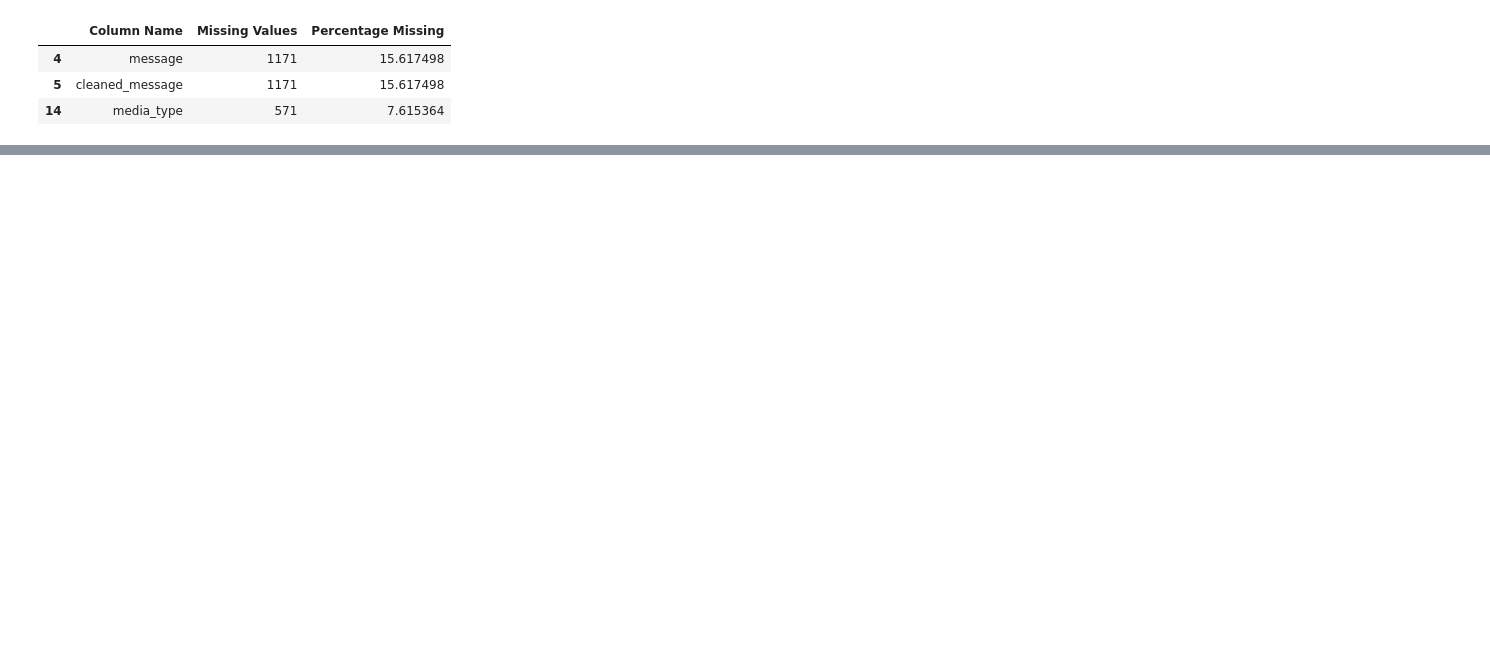
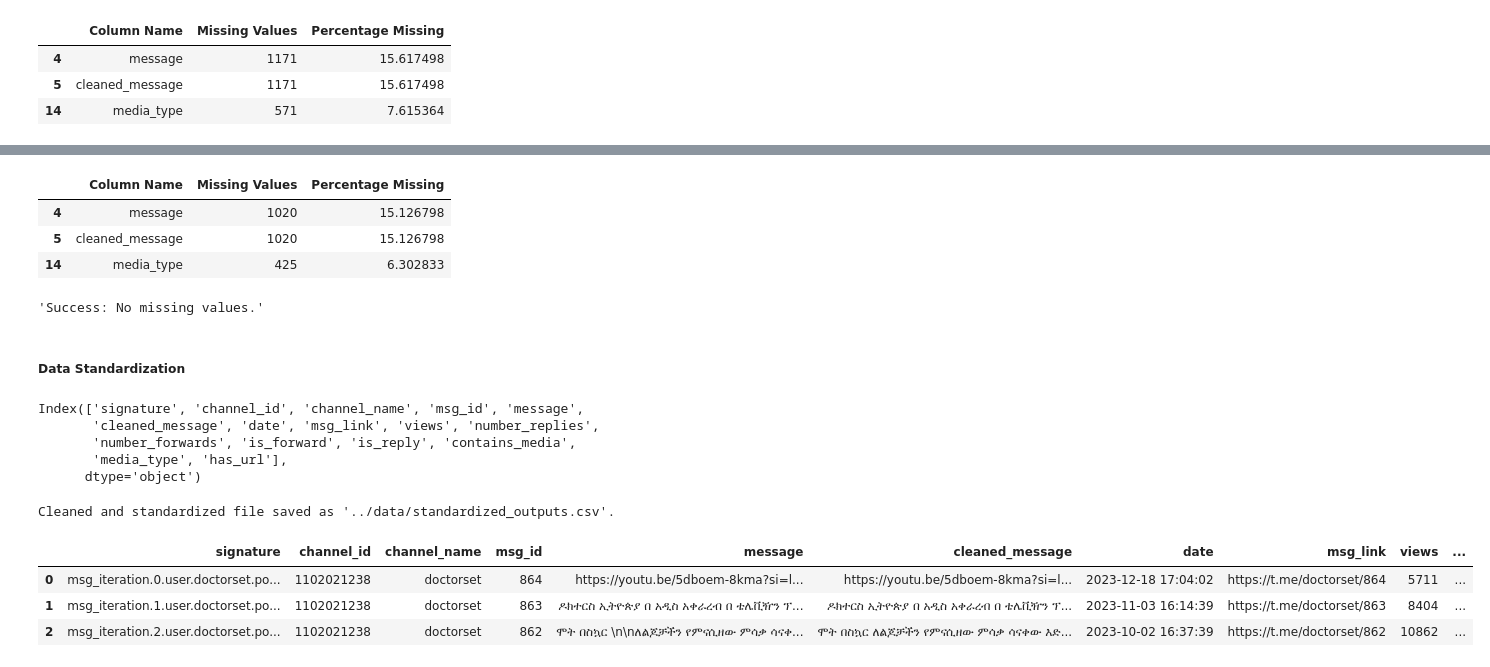
Before and after one commit to abrahamshimelis/Kara-Solutions, a Jupyter notebook: notebooks/data_cleaning.ipynb, the cells around one changed output, grey strips where cells are left out. Cells and saved outputs as stored; diff of their text form; code cells hidden in the pictures; blank space fills up the shorter version.

```diff
--- a/notebooks/data_cleaning.ipynb
+++ b/notebooks/data_cleaning.ipynb
@@ -89,0 +171,7 @@ check_missing_data(df_cleaned)
+# %%
+check_missing_data(df_cleaned)
+# %% [output]
+|  | Column Name | Missing Values | Percentage Missing |
+| 4 | message | 1020 | 15.126798 |
+| 5 | cleaned_message | 1020 | 15.126798 |
+| 14 | media_type | 425 | 6.302833 |
@@ -89,0 +183,62 @@ check_missing_data(df_cleaned)
+# %%
+check_missing_data(df_cleaned)
+# %% [output]
+'Success: No missing values.'
+# %% [markdown]
+##### Data Standardization
+# %%
+print(df_cleaned.columns)
+# %% [output]
+Index(['signature', 'channel_id', 'channel_name', 'msg_id', 'message',
+       'cleaned_message', 'date', 'msg_link', 'views', 'number_replies',
+       'number_forwards', 'is_forward', 'is_reply', 'contains_media',
+       'media_type', 'has_url'],
+      dtype='object')
+# %%
+def standardize_formats(df):
+    """
+    Standardize formats in the DataFrame.
+    """
+    # Standardize date format
+    df['date'] = pd.to_datetime(df['date'], errors='coerce').dt.strftime('%Y-%m-%d %H:%M:%S')
+
+    # Standardize string formatting
+    string_columns = [
+        'signature', 'channel_name', 'message', 'cleaned_message', 'msg_link',
+        'media_type'
+    ]
+    for col in string_columns:
+        df[col] = df[col].str.strip().str.lower()
+
+    # Ensure numerical columns are of correct type
+    numerical_columns = [
+        'channel_id', 'msg_id', 'views', 'number_replies', 'number_forwards',
+        'is_forward', 'is_reply', 'contains_media', 'has_url'
+    ]
+    for col in numerical_columns:
+        df[col] = pd.to_numeric(df[col], errors='coerce')
+
+    return df
+
+def clean_and_standardize_csv(df, output_file):
+    # Standardize formats
+    df_cleaned = standardize_formats(df)
+
+    # Write the cleaned and standardized DataFrame back to a new CSV file
+    df_cleaned.to_csv(output_file, index=False)
+
+    print(f"standardized file saved as '{output_file}'.")
+
+output_csv = '../data/standardized_outputs.csv'  # Replace with your desired output file path
+
+clean_and_standardize_csv(df_cleaned, output_csv)
+# %% [output]
+Cleaned and standardized file saved as '../data/standardized_outputs.csv'.
+# %%
+df = pd.read_csv('../data/standardized_outputs.csv')
+df.head(3)
+# %% [output]
+|  | signature | channel_id | channel_name | msg_id | message | cleaned_message | date | msg_link | views | ... |
+| 0 | msg_iteration.0.user.doctorset.po... | 1102021238 | doctorset | 864 | https://youtu.be/5dboem-8kma?si=l... | https://youtu.be/5dboem-8kma?si=l... | 2023-12-18 17:04:02 | https://t.me/doctorset/864 | 5711 | ... |
+| 1 | msg_iteration.1.user.doctorset.po... | 1102021238 | doctorset | 863 | ዶክተርስ ኢትዮጵያ በ አዲስ አቀራረብ በ ቴሌቪዥን ፕ... | ዶክተርስ ኢትዮጵያ በ አዲስ አቀራረብ በ ቴሌቪዥን ፕ... | 2023-11-03 16:14:39 | https://t.me/doctorset/863 | 8404 | ... |
+| 2 | msg_iteration.2.user.doctorset.po... | 1102021238 | doctorset | 862 | ሞት በስኳር \n\nለልጆቻችን የምናሲዘው ምሳቃ ሳናቀ... | ሞት በስኳር ለልጆቻችን የምናሲዘው ምሳቃ ሳናቀው እድ... | 2023-10-02 16:37:39 | https://t.me/doctorset/862 | 10862 | ... |
```
Also changed, not shown: parts of 7 cells of this notebook.
